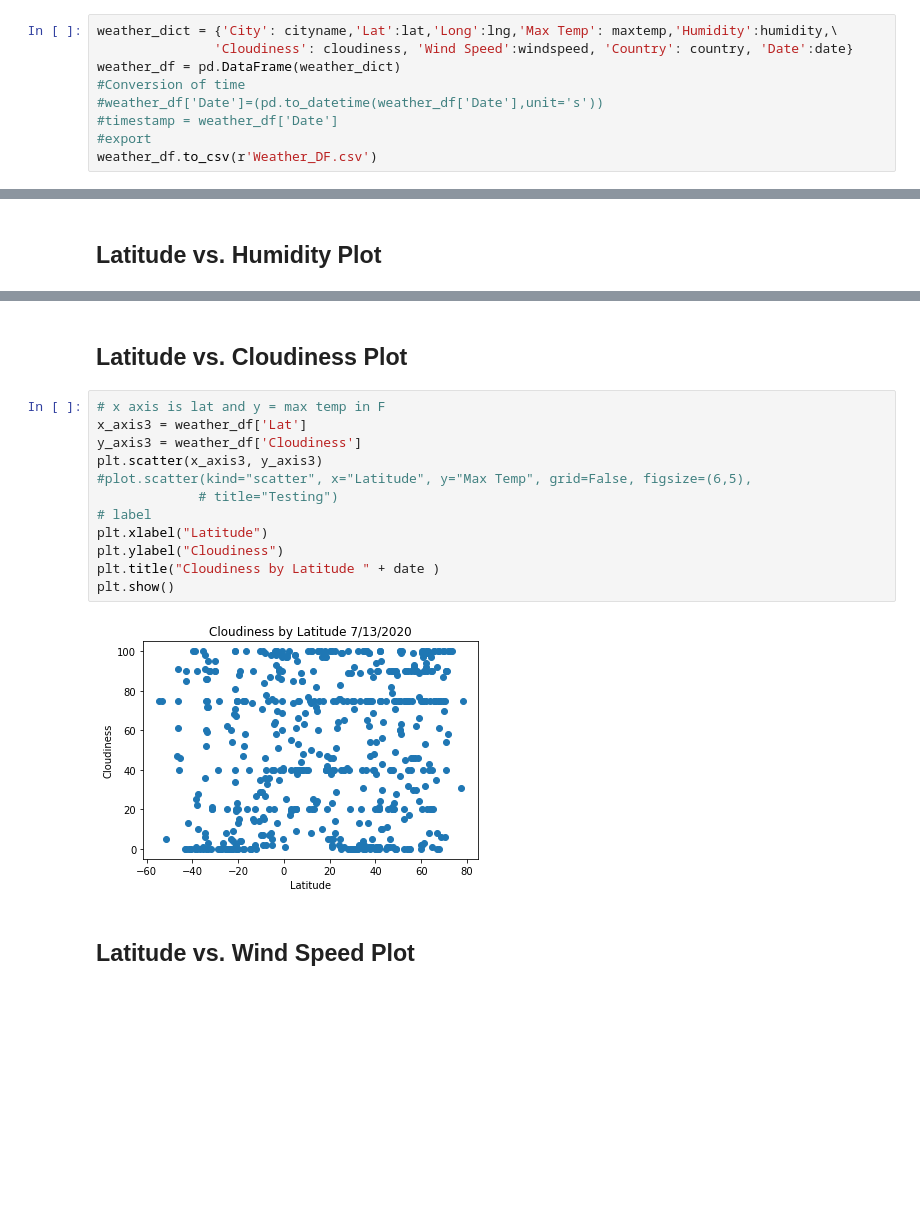
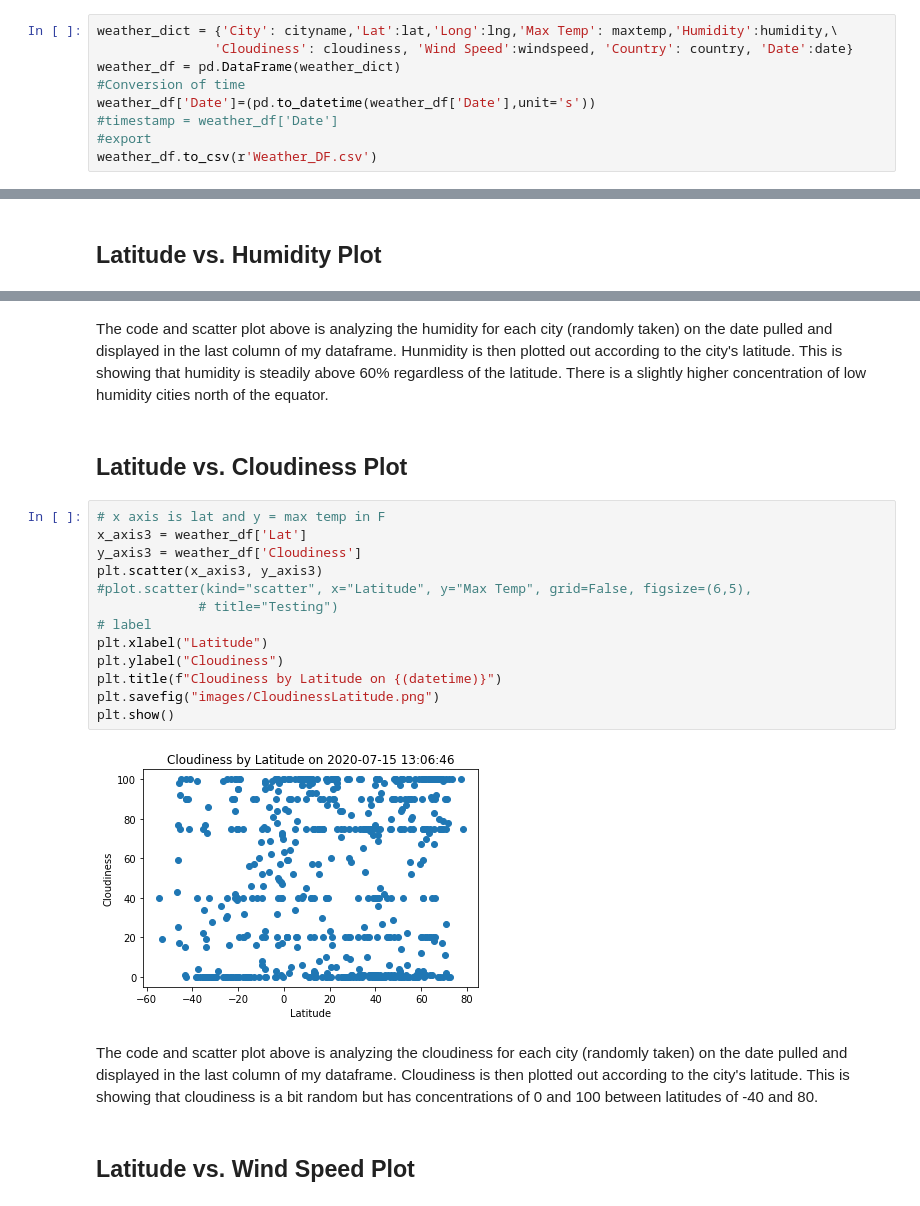
Before and after one commit to nbolt1989/weather_onyour_vacation_python, a Jupyter notebook: Challenges/WeatherPy.ipynb, the cells around one changed output, grey strips where cells are left out. Cells and saved outputs as stored; diff of their text form; blank space fills up the shorter version.

```diff
--- a/Challenges/WeatherPy.ipynb
+++ b/Challenges/WeatherPy.ipynb
@@ -134,7 +147,7 @@ weather_dict = {'City': cityname,'Lat':lat,'Long':lng,'Max Temp': maxtemp,'Humid
                'Cloudiness': cloudiness, 'Wind Speed':windspeed, 'Country': country, 'Date':date}
 weather_df = pd.DataFrame(weather_dict)
 #Conversion of time
-#weather_df['Date']=(pd.to_datetime(weather_df['Date'],unit='s'))
+weather_df['Date']=(pd.to_datetime(weather_df['Date'],unit='s'))
 #timestamp = weather_df['Date']
 #export
 weather_df.to_csv(r'Weather_DF.csv')
@@ -223,19 +242,24 @@ plt.show()
+# %% [markdown]
+The code and scatter plot above is analyzing the humidity for each city (randomly taken) on the date pulled and displayed in the last column of my dataframe. Hunmidity is then plotted out according to the city's latitude. This is showing that humidity is steadily above 60% regardless of the latitude. There is a slightly higher concentration of low humidity cities north of the equator.
 # %% [markdown]
 ## Latitude vs. Cloudiness Plot
 # %%
 # x axis is lat and y = max temp in F
 x_axis3 = weather_df['Lat']
 y_axis3 = weather_df['Cloudiness']
 plt.scatter(x_axis3, y_axis3)
 #plot.scatter(kind="scatter", x="Latitude", y="Max Temp", grid=False, figsize=(6,5),
              # title="Testing")
 # label
 plt.xlabel("Latitude")
 plt.ylabel("Cloudiness")
-plt.title("Cloudiness by Latitude " + date )
+plt.title(f"Cloudiness by Latitude on {(datetime)}")
+plt.savefig("images/CloudinessLatitude.png")
 plt.show()
 # %% [output]
-[figure, old version]
+[figure, new version]
+# %% [markdown]
+The code and scatter plot above is analyzing the cloudiness for each city (randomly taken) on the date pulled and displayed in the last column of my dataframe. Cloudiness is then plotted out according to the city's latitude. This is showing that cloudiness is a bit random but has concentrations of 0 and 100 between latitudes of -40 and 80.
 # %% [markdown]
 ## Latitude vs. Wind Speed Plot
 # %%
```
Also changed, not shown: parts of 28 cells of this notebook, 20 other files.
